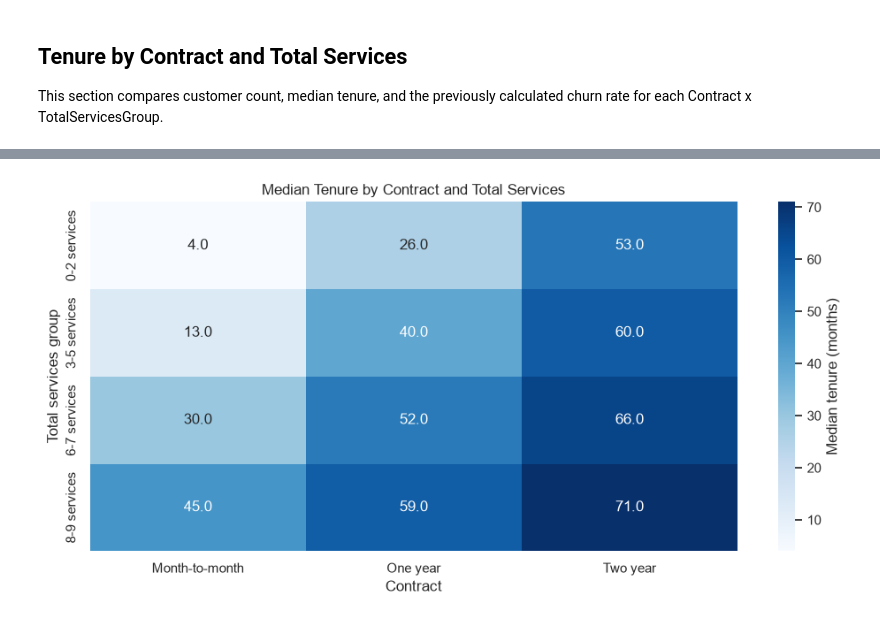
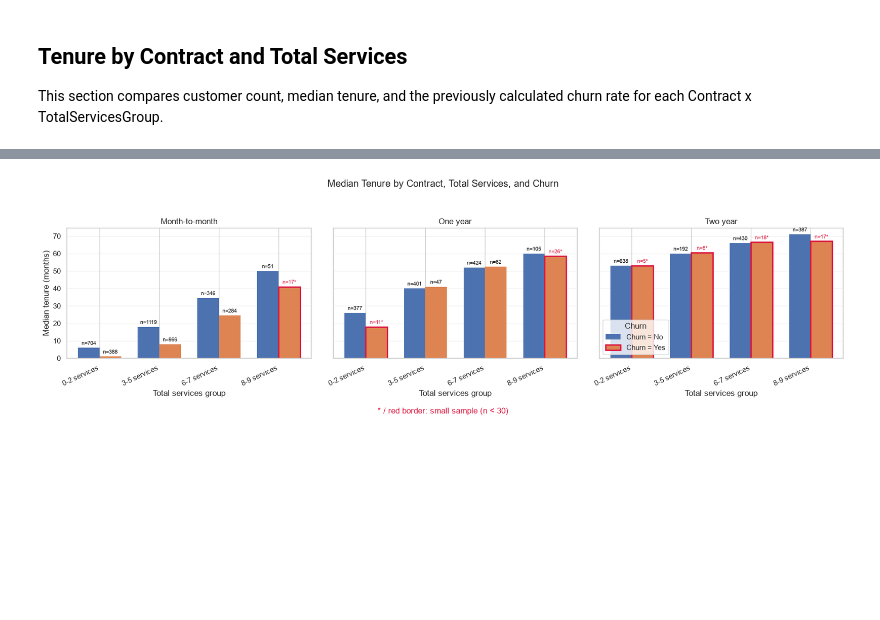
Before and after one commit to quoctuan1111/customer-churn-prediction, a Jupyter notebook: notebooks/02_eda.ipynb, the cells around one changed output, grey strips where cells are left out. Saved outputs shown, nothing was run; the diff lists cells and outputs as text; code cells hidden in the pictures; blank space fills up the shorter version.

```diff
--- a/notebooks/02_eda.ipynb
+++ b/notebooks/02_eda.ipynb
@@ -361,8 +361,12 @@ plt.show()
 
 This section compares customer count, median tenure, and the previously calculated churn rate for each Contract x TotalServicesGroup.
 # %%
-tenure_summary = (
-    analysis_df.groupby(["Contract", "TotalServicesGroup"], observed=False)
+small_sample_threshold = 30
+
+churn_tenure_summary = (
+    analysis_df.groupby(
+        ["Contract", "TotalServicesGroup", "Churn"], observed=False
+    )
     .agg(
         **{
             "Customer count": ("customerID", "size"),
@@ -371,13 +375,17 @@ tenure_summary = (
     )
     .reset_index()
 )
+churn_tenure_summary["Small sample"] = churn_tenure_summary["Customer count"] < small_sample_threshold
 
-tenure_churn_comparison = tenure_summary.merge(
+churn_tenure_comparison = churn_tenure_summary.merge(
     contract_service_summary[["Contract", "TotalServicesGroup", "Churn rate (%)"]],
     on=["Contract", "TotalServicesGroup"],
     how="left",
-    validate="one_to_one",
-).sort_values(["Contract", "TotalServicesGroup"])
+    validate="many_to_one",
+).sort_values(["Contract", "TotalServicesGroup", "Churn"])
 
-display(tenure_churn_comparison)
+print(f"Small-sample threshold: n < {small_sample_threshold}")
+display(churn_tenure_comparison)
+print("Groups flagged as small samples:")
+display(churn_tenure_comparison[churn_tenure_comparison["Small sample"]])
 # %% [output]
@@ -397,23 +419,52 @@ display(tenure_churn_comparison)
 # %%
-median_tenure_heatmap = tenure_summary.pivot(
-    index="TotalServicesGroup", columns="Contract", values="Median tenure (months)"
-).reindex(
-    index=["0-2 services", "3-5 services", "6-7 services", "8-9 services"],
-    columns=["Month-to-month", "One year", "Two year"],
-)
+plot_data = churn_tenure_comparison.copy()
+contracts = ["Month-to-month", "One year", "Two year"]
+service_groups = ["0-2 services", "3-5 services", "6-7 services", "8-9 services"]
+churn_order = ["No", "Yes"]
 
-plt.figure(figsize=(10, 5))
-sns.heatmap(
-    median_tenure_heatmap,
-    annot=True,
-    fmt=".1f",
-    cmap="Blues",
-    cbar_kws={"label": "Median tenure (months)"},
-)
-plt.title("Median Tenure by Contract and Total Services")
-plt.xlabel("Contract")
-plt.ylabel("Total services group")
-plt.tight_layout()
+fig, axes = plt.subplots(1, len(contracts), figsize=(17, 5), sharey=True)
+bar_width = 0.36
+x = range(len(service_groups))
+
+for axis, contract in zip(axes, contracts):
+    contract_data = plot_data[plot_data["Contract"] == contract]
+    for offset, churn in zip([-bar_width / 2, bar_width / 2], churn_order):
+        values = (
+            contract_data.set_index(["TotalServicesGroup", "Churn"])
+            .reindex(pd.MultiIndex.from_product([service_groups, [churn]]))
+        )
+        heights = values["Median tenure (months)"].to_numpy()
+        counts = values["Customer count"].to_numpy()
+        small = values["Small sample"].fillna(False).to_numpy()
+        bars = axis.bar(
+            [position + offset for position in x],
+            heights,
+            width=bar_width,
+            label=f"Churn = {churn}",
+            edgecolor=["crimson" if is_small else "none" for is_small in small],
+            linewidth=2,
+        )
+        for bar, count, is_small in zip(bars, counts, small):
+            if pd.notna(bar.get_height()):
+                axis.text(
+                    bar.get_x() + bar.get_width() / 2,
+                    bar.get_height() + 1,
+                    f"n={int(count)}" + ("*" if is_small else ""),
+                    ha="center",
+                    va="bottom",
+                    fontsize=8,
+                    color="crimson" if is_small else "black",
+                )
+    axis.set_title(contract)
+    axis.set_xticks(list(x), service_groups, rotation=25, ha="right")
+    axis.set_xlabel("Total services group")
+    axis.grid(axis="y", alpha=0.25)
+
+axes[0].set_ylabel("Median tenure (months)")
+axes[-1].legend(title="Churn")
+fig.suptitle("Median Tenure by Contract, Total Services, and Churn")
+fig.text(0.5, 0.01, "* / red border: small sample (n < 30)", ha="center", color="crimson")
+plt.tight_layout(rect=[0, 0.04, 1, 0.93])
 plt.show()
 # %% [output]
-[figure, old version]
+[figure, new version]
```
Also changed, not shown: parts of 4 cells of this notebook.
